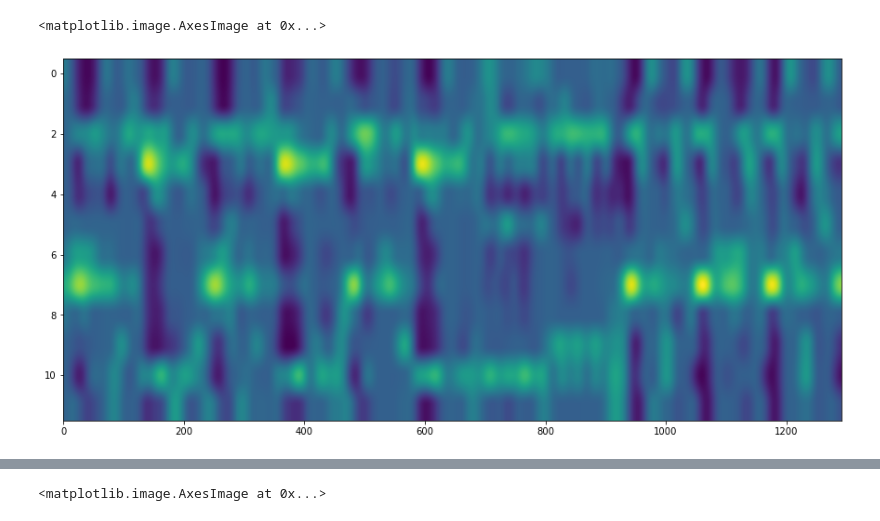
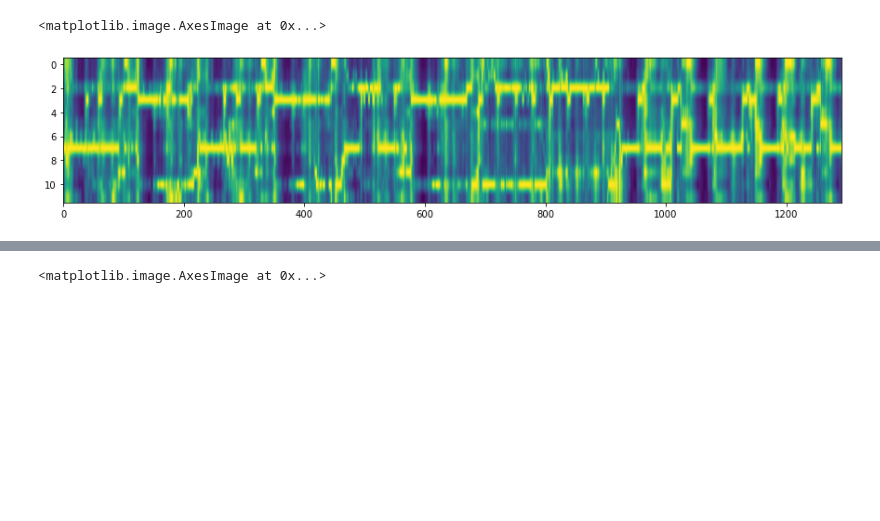
Before and after one commit to rollingstorms/Sound-Content-Music-Recommendation-System, a Jupyter notebook: Initial Audio Feature EDA.ipynb, the cells around one changed output, grey strips where cells are left out. Drawn from its saved outputs; the diff is of its cells as text; code cells hidden in the pictures; blank space fills up the shorter version.

```diff
--- a/Initial Audio Feature EDA.ipynb
+++ b/Initial Audio Feature EDA.ipynb
@@ -12,6 +19,6 @@ plt.imshow(librosa.feature.mfcc(y=signal, sr=sr), aspect=50)
 # %%
-plt.figure(figsize=(15,10))
-plt.imshow(librosa.feature.chroma_cens(y=signal, sr=sr), aspect=50)
+plt.figure(figsize=(15,5))
+plt.imshow(librosa.feature.chroma_cqt(y=signal, sr=sr), aspect=20)
 # %% [output]
 <matplotlib.image.AxesImage at 0x...>
-[figure, old version]
+[figure, new version]
```
Also changed, not shown: parts of 4 cells of this notebook, 18 other files.
